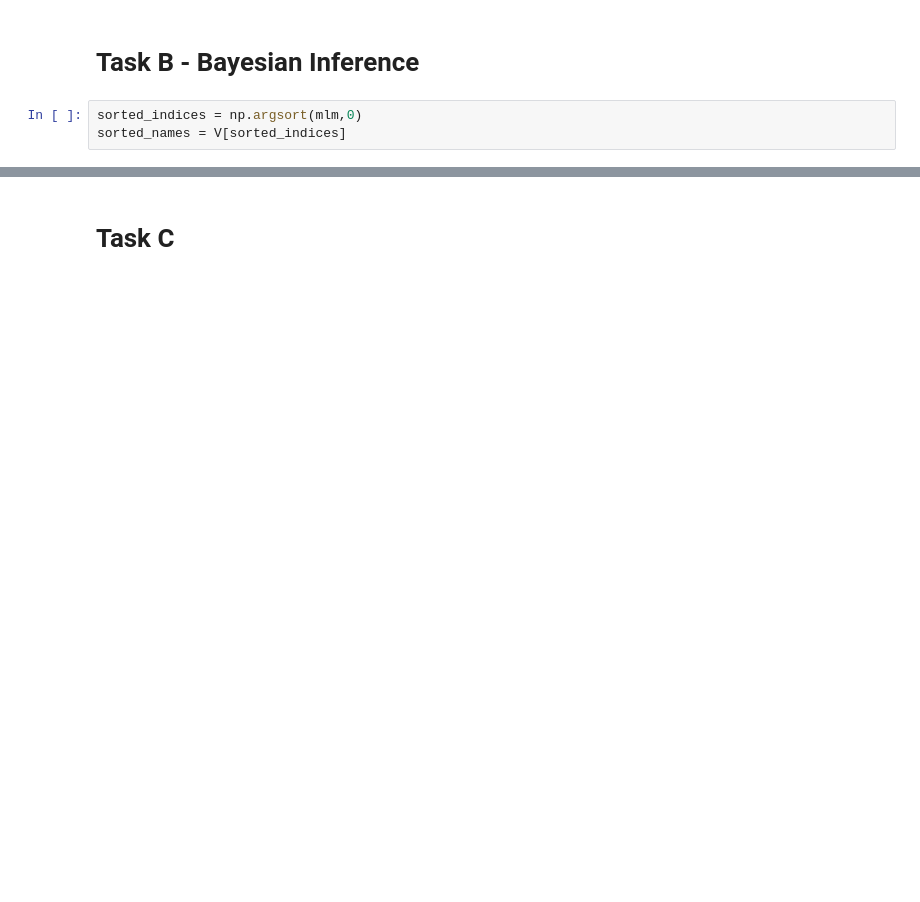
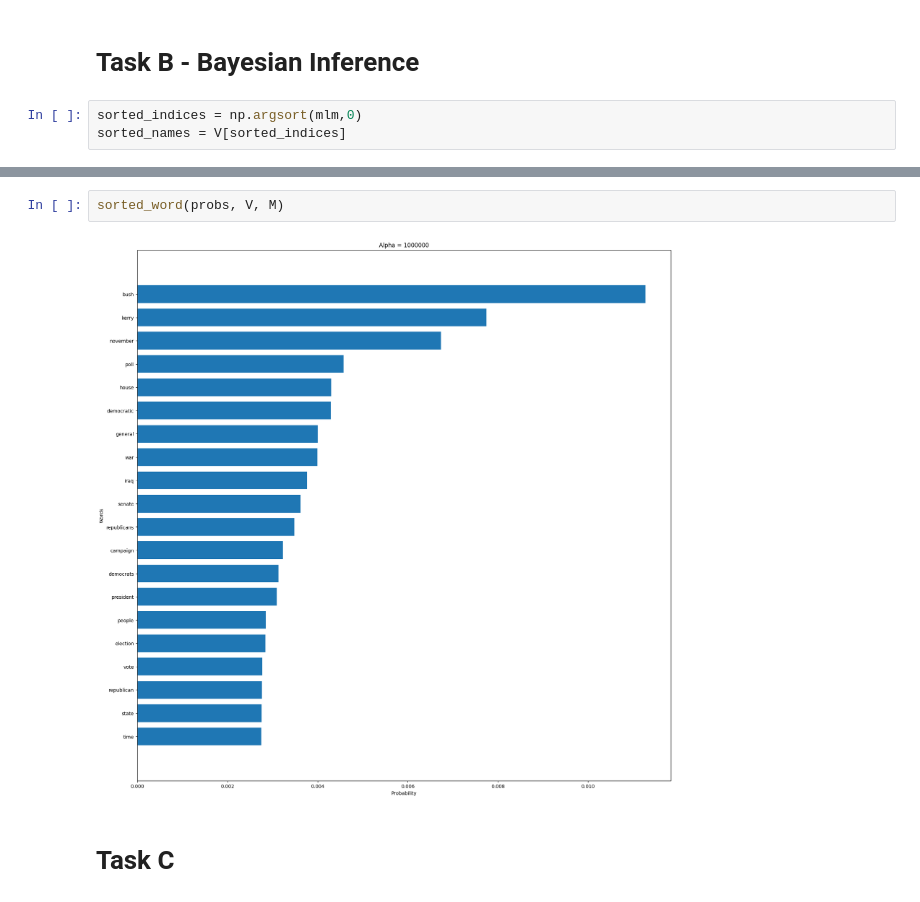
Before and after one commit to JeevanBhoot/probabilistic-ml, a Jupyter notebook: 3/cw3.ipynb, the cells around one changed output, grey strips where cells are left out. Drawn from its saved outputs; the diff is of its cells as text; blank space fills up the shorter version.

```diff
--- a/3/cw3.ipynb
+++ b/3/cw3.ipynb
@@ -119,3 +121,7 @@ plt.show()
+# %%
+sorted_word(probs, V, M)
+# %% [output]
+[figure, added]
 # %% [markdown]
 # Task C
 # %%
```
Also changed, not shown: parts of 9 cells of this notebook, 9 other files.
